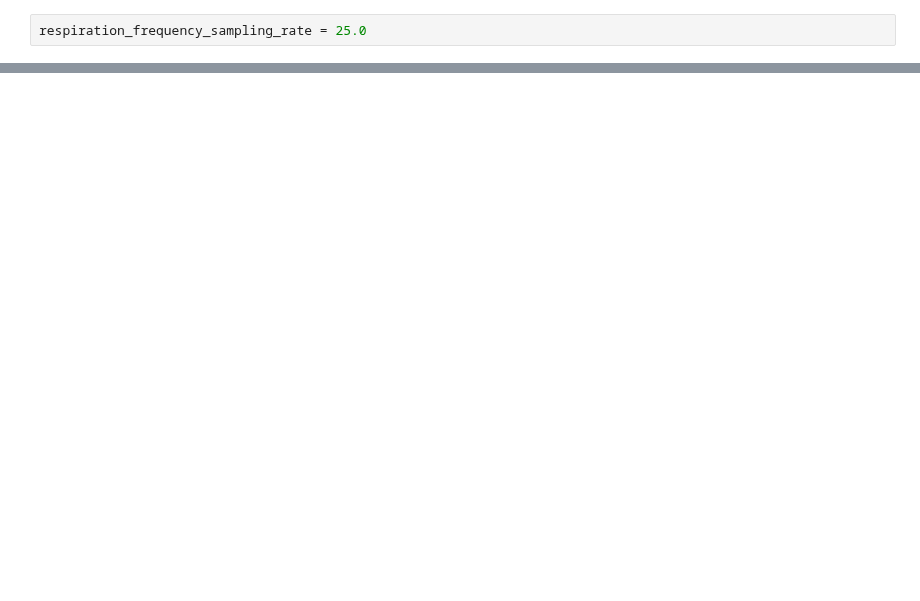
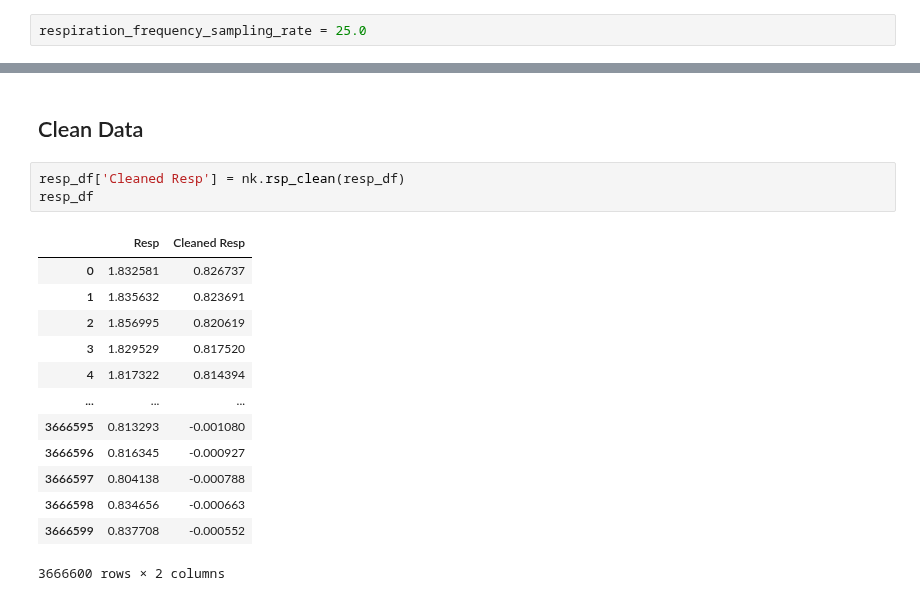
Before and after one commit to invisible-illness-project/lamina, a Jupyter notebook: notebook_experiments/ans_basics_via_wesad/respiration.ipynb, the cells around one changed output, grey strips where cells are left out. Drawn from its saved outputs; the diff is of its cells as text; blank space fills up the shorter version.

```diff
--- a/notebook_experiments/ans_basics_via_wesad/respiration.ipynb
+++ b/notebook_experiments/ans_basics_via_wesad/respiration.ipynb
@@ -88,0 +104,19 @@ resp_df[:10000].plot.line()
+# %% [markdown]
+## Clean Data
+# %%
+resp_df['Cleaned Resp'] = nk.rsp_clean(resp_df)
+resp_df
+# %% [output]
+|  | Resp | Cleaned Resp |
+| 0 | 1.832581 | 0.826737 |
+| 1 | 1.835632 | 0.823691 |
+| 2 | 1.856995 | 0.820619 |
+| 3 | 1.829529 | 0.817520 |
+| 4 | 1.817322 | 0.814394 |
+| ... | ... | ... |
+| 3666595 | 0.813293 | -0.001080 |
+| 3666596 | 0.816345 | -0.000927 |
+| 3666597 | 0.804138 | -0.000788 |
+| 3666598 | 0.834656 | -0.000663 |
+| 3666599 | 0.837708 | -0.000552 |
+3666600 rows × 2 columns
```
Also changed, not shown: parts of 12 cells of this notebook, 1 other file.
